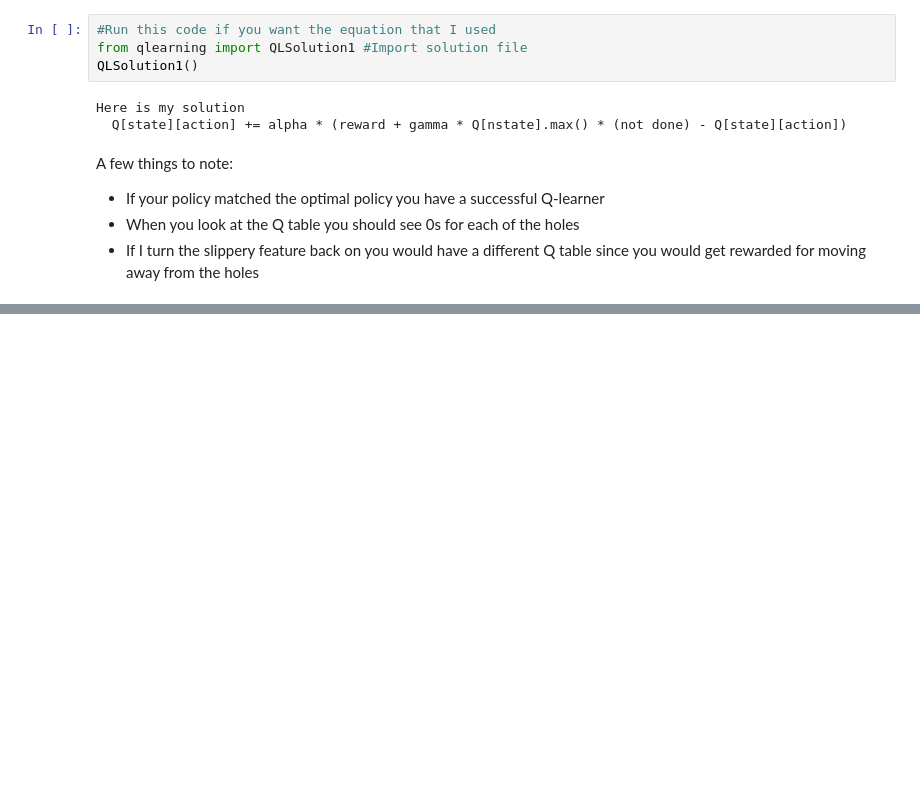
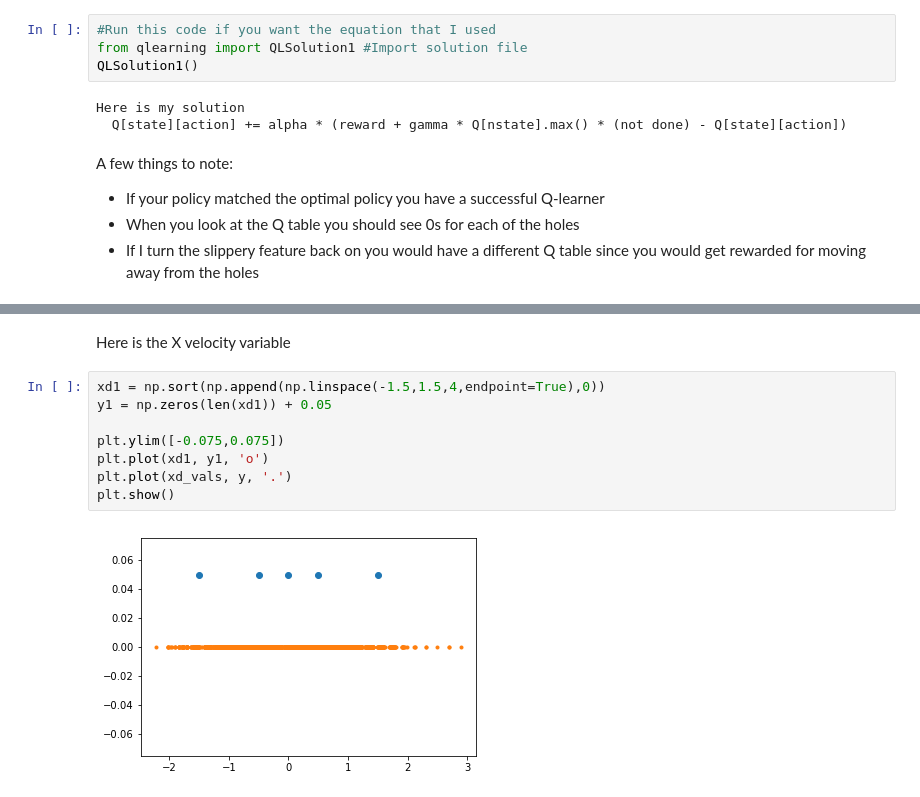
Before and after one commit to ehennis/ReinforcementLearning, a Jupyter notebook: 02-QLearning.ipynb, the cells around one changed output, grey strips where cells are left out. Drawn from its saved outputs; the diff is of its cells as text; blank space fills up the shorter version.

```diff
--- a/02-QLearning.ipynb
+++ b/02-QLearning.ipynb
@@ -217,0 +305,12 @@ Explain this section. Use discretization and then show its limitations
+# %% [markdown]
+Here is the X velocity variable
+# %%
+xd1 = np.sort(np.append(np.linspace(-1.5,1.5,4,endpoint=True),0))
+y1 = np.zeros(len(xd1)) + 0.05
+
+plt.ylim([-0.075,0.075])
+plt.plot(xd1, y1, 'o')
+plt.plot(xd_vals, y, '.')
+plt.show()
+# %% [output]
+[figure, added]
```
Also changed, not shown: parts of 25 cells of this notebook.
